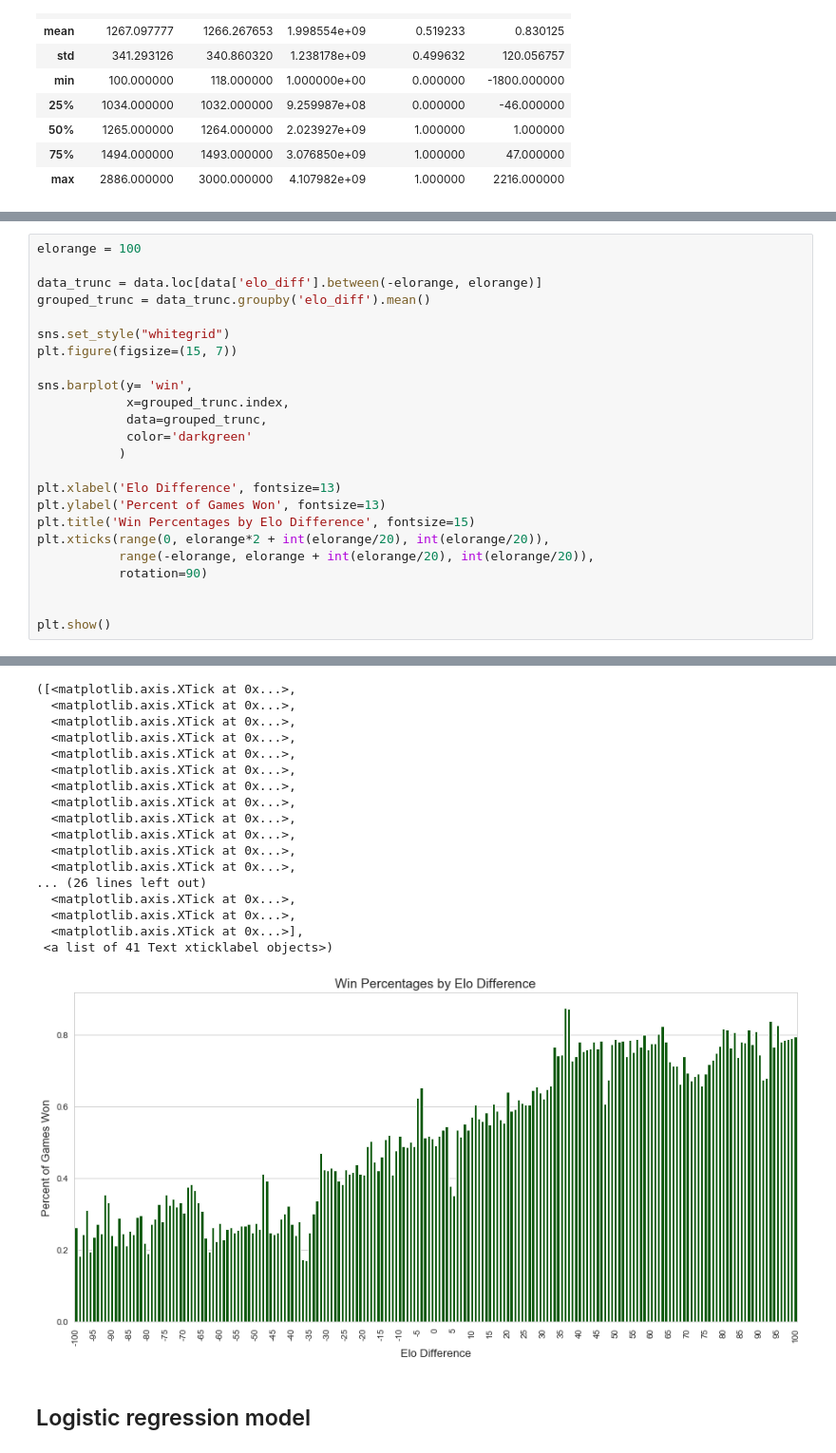
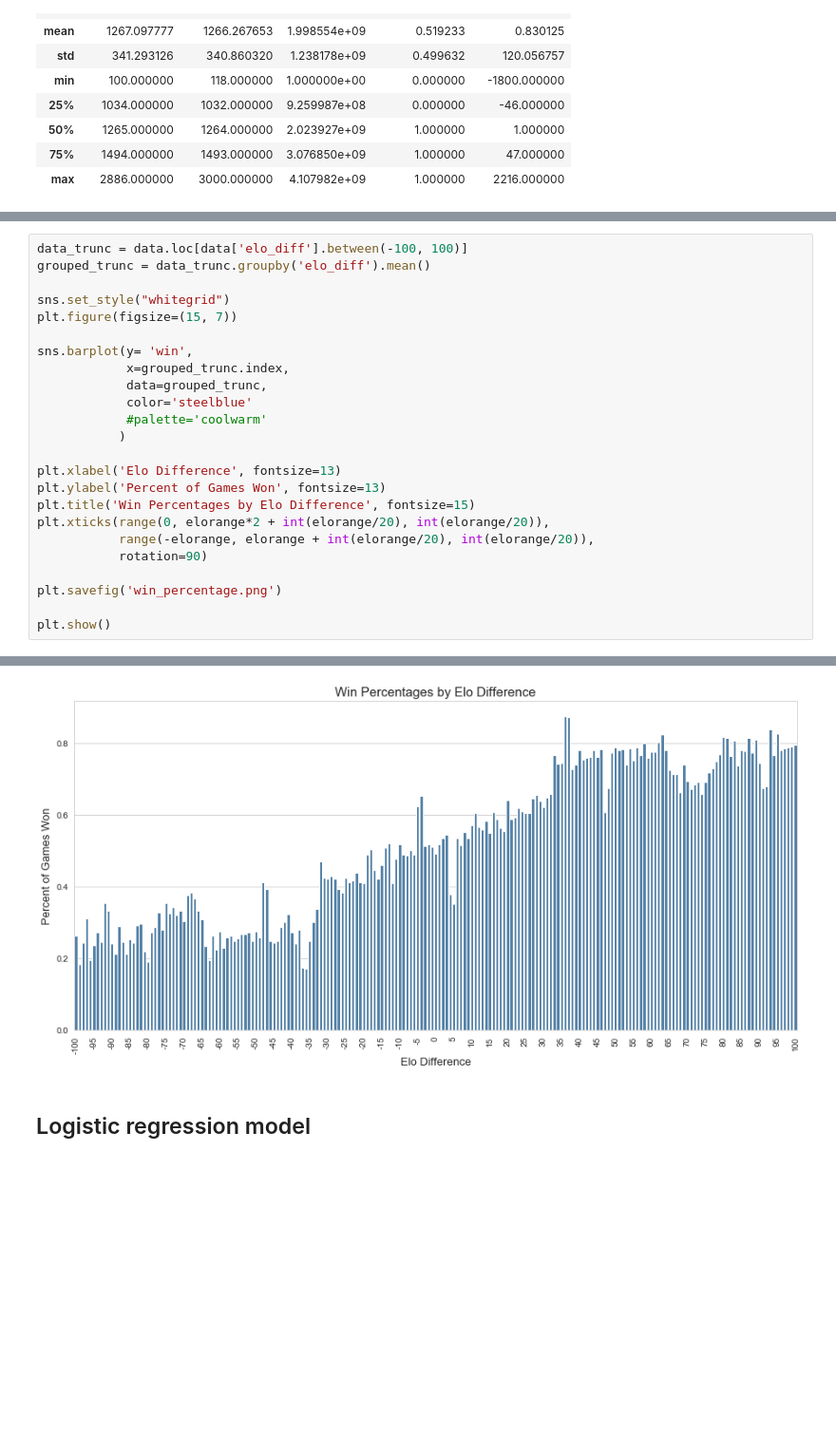
Before and after one commit to eonofrey/elo_analysis, a Jupyter notebook: elo_analysis.ipynb, the cells around one changed output, grey strips where cells are left out. Shown: that part at 95% size. Cells and saved outputs as stored; diff of their text form; blank space fills up the shorter version.

```diff
--- a/elo_analysis.ipynb
+++ b/elo_analysis.ipynb
@@ -186,7 +154,5 @@ Text(0.5,1,'Win Percentages by Elo Difference')
 # %%
-elorange = 100
-
-data_trunc = data.loc[data['elo_diff'].between(-elorange, elorange)]
+data_trunc = data.loc[data['elo_diff'].between(-100, 100)]
 grouped_trunc = data_trunc.groupby('elo_diff').mean()
 
 sns.set_style("whitegrid")
@@ -195,7 +161,8 @@ plt.figure(figsize=(15, 7))
 sns.barplot(y= 'win',
             x=grouped_trunc.index,
             data=grouped_trunc,
-            color='darkgreen'
+            color='steelblue'
+            #palette='coolwarm'
            )
 
 plt.xlabel('Elo Difference', fontsize=13)
@@ -205,6 +172,7 @@ plt.xticks(range(0, elorange*2 + int(elorange/20), int(elorange/20)),
            range(-elorange, elorange + int(elorange/20), int(elorange/20)),
            rotation=90)
 
+plt.savefig('win_percentage.png')
 
 plt.show()
 # %% [output]
@@ -216,21 +179,4 @@ Text(0.5,1,'Win Percentages by Elo Difference')
-([<matplotlib.axis.XTick at 0x...>,
-  <matplotlib.axis.XTick at 0x...>,
-  <matplotlib.axis.XTick at 0x...>,
-  <matplotlib.axis.XTick at 0x...>,
-  <matplotlib.axis.XTick at 0x...>,
-  <matplotlib.axis.XTick at 0x...>,
-  <matplotlib.axis.XTick at 0x...>,
-  <matplotlib.axis.XTick at 0x...>,
-  <matplotlib.axis.XTick at 0x...>,
-  <matplotlib.axis.XTick at 0x...>,
-  <matplotlib.axis.XTick at 0x...>,
-  <matplotlib.axis.XTick at 0x...>,
-... (26 lines left out)
-  <matplotlib.axis.XTick at 0x...>,
-  <matplotlib.axis.XTick at 0x...>,
-  <matplotlib.axis.XTick at 0x...>],
- <a list of 41 Text xticklabel objects>)
-[figure, old version]
+[figure, new version]
 # %% [markdown]
 ## Logistic regression model
 # %%
```
Also changed, not shown: parts of 15 cells of this notebook.
